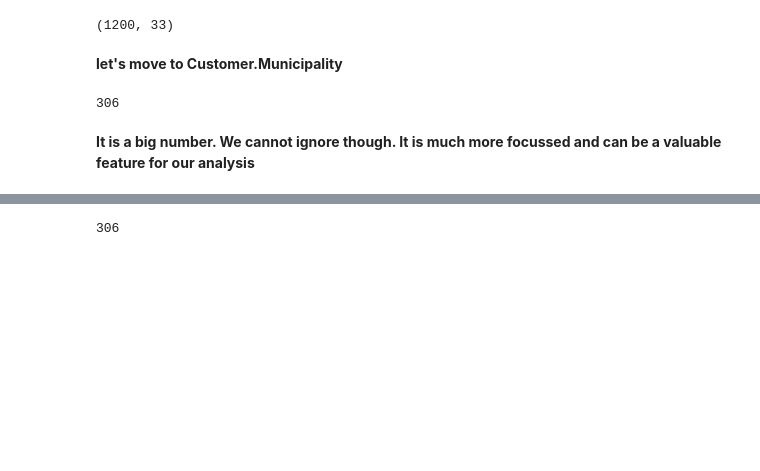
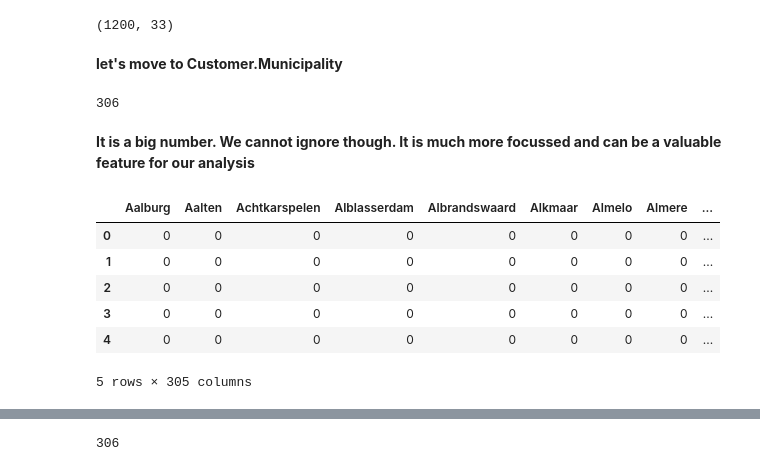
Before and after one commit to HassanSherwani/Telcom_Churn-End-End-Project-, a Jupyter notebook: Customer_Churn_Telecom.ipynb, the cells around one changed output, grey strips where cells are left out. Saved outputs shown, nothing was run; the diff lists cells and outputs as text; code cells hidden in the pictures; blank space fills up the shorter version.

```diff
--- a/Customer_Churn_Telecom.ipynb
+++ b/Customer_Churn_Telecom.ipynb
@@ -1292,6 +1304,16 @@ len(df['municipality'].value_counts())
 306
 # %% [markdown]
 **It is a big number. We cannot ignore though. It is much more focussed and can be a valuable feature for our analysis**
+# %%
+pd.get_dummies(df['municipality']).iloc[:,1:].head()
+# %% [output]
+|  | Aalburg | Aalten | Achtkarspelen | Alblasserdam | Albrandswaard | Alkmaar | Almelo | Almere | ... |
+| 0 | 0 | 0 | 0 | 0 | 0 | 0 | 0 | 0 | ... |
+| 1 | 0 | 0 | 0 | 0 | 0 | 0 | 0 | 0 | ... |
+| 2 | 0 | 0 | 0 | 0 | 0 | 0 | 0 | 0 | ... |
+| 3 | 0 | 0 | 0 | 0 | 0 | 0 | 0 | 0 | ... |
+| 4 | 0 | 0 | 0 | 0 | 0 | 0 | 0 | 0 | ... |
+5 rows × 305 columns
 # %%
 municipality_dummy=pd.get_dummies(df['municipality'],prefix='municipality').iloc[:,1:]
 # %%
```
Also changed, not shown: parts of 82 cells of this notebook.
